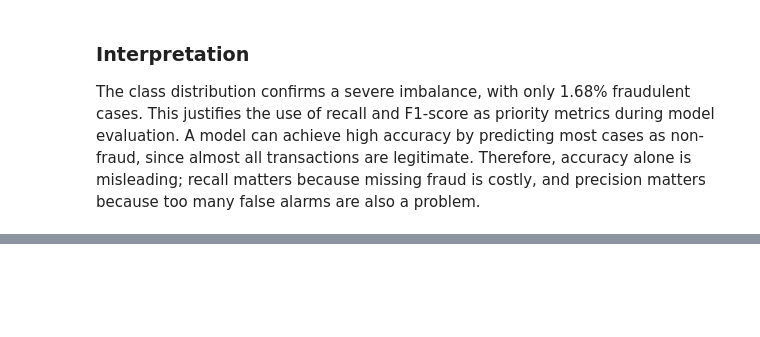
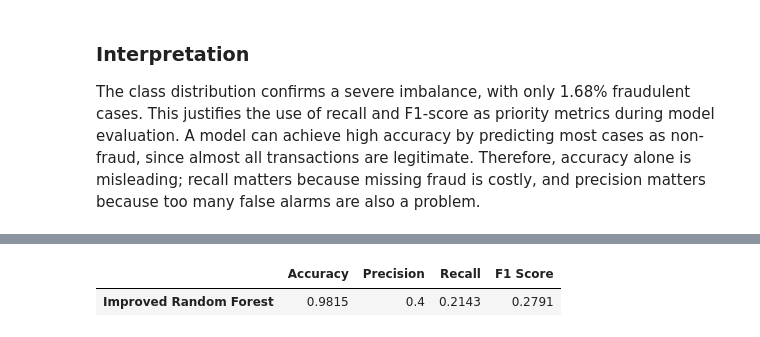
Before and after one commit to YaseenMunowwar/st20357375-CMP7005PRAC1-credit-card-fraud, a Jupyter notebook: notebooks/st20357375_CMP7005_PRAC1_Final.ipynb, the cells around one changed output, grey strips where cells are left out. Cells and saved outputs as stored; diff of their text form; code cells hidden in the pictures; blank space fills up the shorter version.

```diff
--- a/notebooks/st20357375_CMP7005_PRAC1_Final.ipynb
+++ b/notebooks/st20357375_CMP7005_PRAC1_Final.ipynb
@@ -623,0 +677,26 @@ Finally, preprocessing pipelines and candidate models were saved appropriately,
+# %%
+# Preprocess first
+X_train_processed = preprocessor.fit_transform(X_train)
+X_test_processed = preprocessor.transform(X_test)
+
+# Apply SMOTE
+smote = SMOTE(random_state=42)
+X_train_smote, y_train_smote = smote.fit_resample(X_train_processed, y_train)
+
+# Train improved model
+rf_improved = RandomForestClassifier(n_estimators=300, random_state=42)
+rf_improved.fit(X_train_smote, y_train_smote)
+
+y_pred_rf_improved = rf_improved.predict(X_test_processed)
+
+rf_improved_results = {
+    "Accuracy": accuracy_score(y_test, y_pred_rf_improved),
+    "Precision": precision_score(y_test, y_pred_rf_improved),
+    "Recall": recall_score(y_test, y_pred_rf_improved),
+    "F1 Score": f1_score(y_test, y_pred_rf_improved)
+}
+
+pd.DataFrame(rf_improved_results, index=["Improved Random Forest"]).round(4)
+# %% [output]
+|  | Accuracy | Precision | Recall | F1 Score |
+| Improved Random Forest | 0.9815 | 0.4 | 0.2143 | 0.2791 |
```
Also changed, not shown: parts of 103 cells of this notebook, 14 other files.
